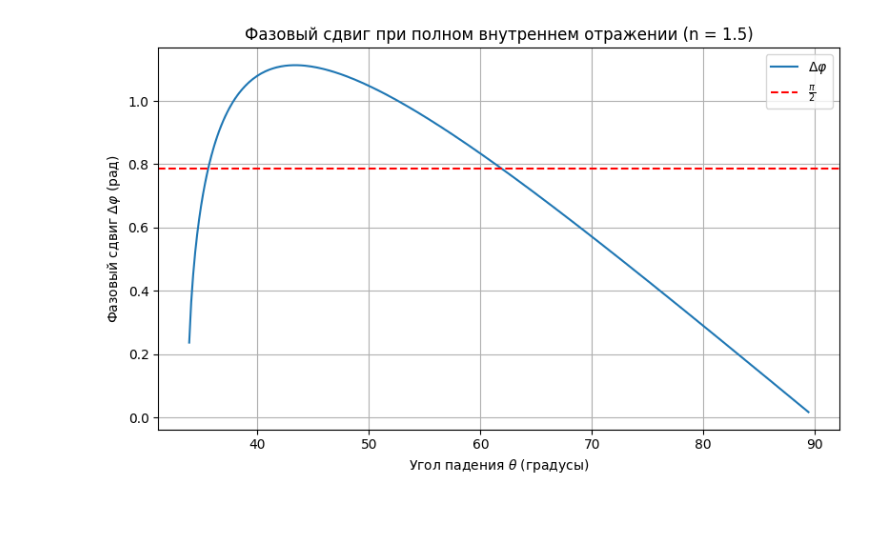
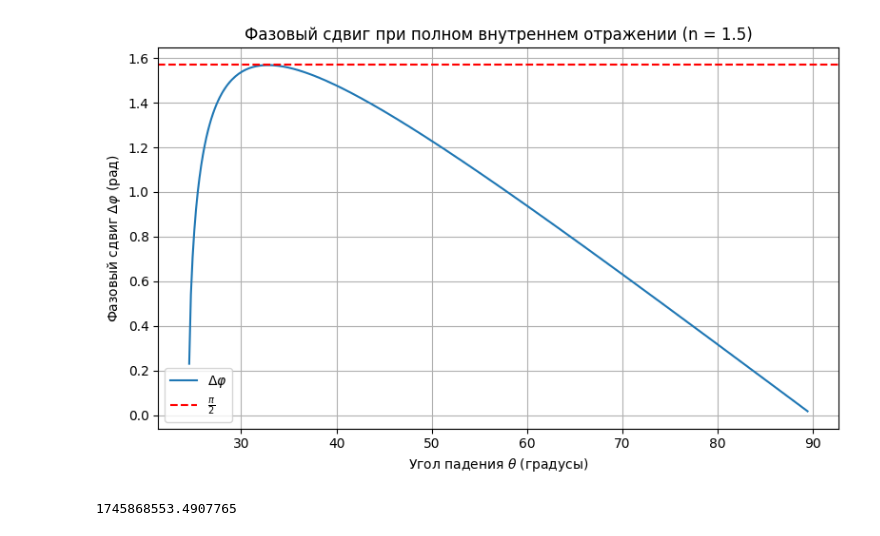
Before and after one commit to RedBrean/term2, a Jupyter notebook: term4/mine/romb.ipynb, the cells around one changed output. Drawn from its saved outputs; the diff is of its cells as text; code cells hidden in the pictures.

```diff
--- a/term4/mine/romb.ipynb
+++ b/term4/mine/romb.ipynb
@@ -13,32 +13,37 @@ def delta_phi(theta, n):
 # %%
 # Углы от критического до 90 градусов
 theta = np.linspace(0, np.pi / 2 - 0.01, 500)
 
 
 # Построение графика
 plt.figure(figsize=(8, 5))
-plt.plot(np.degrees(theta), delta_phi(theta,1.8), label=r'$\Delta \varphi$')
-plt.axhline(np.pi / 4, color='red', linestyle='--', label=r'$\frac{\pi}{2}$')
+plt.plot(np.degrees(theta), delta_phi(theta,2.41), label=r'$\Delta \varphi$')
+plt.axhline(np.pi / 2, color='red', linestyle='--', label=r'$\frac{\pi}{2}$')
 plt.xlabel(r'Угол падения $\theta$ (градусы)')
 plt.ylabel(r'Фазовый сдвиг $\Delta \varphi$ (рад)')
 plt.title('Фазовый сдвиг при полном внутреннем отражении (n = 1.5)')
 plt.grid(True)
 plt.savefig("graph.png", dpi=300)
 plt.legend()
 plt.tight_layout()
 plt.show()
 
 # Define the equation to solve
 def equation_to_solve(theta):
-    return delta_phi(theta, 1.7) - np.pi / 4
+    return delta_phi(theta, 2.41) - np.pi / 4
 
 # Initial guess for theta (in radians)
 initial_guess = np.radians(61)  # 45 degrees
 
 # Solve the equation
 # solution = fsolve(equation_to_solve, initial_guess)
 
 # Print the solution
 # print(f"The solution for delta_phi(theta, {1.7}) = π/4 is theta = {np.degrees(solution[0]):.4f} degrees")
 # %% [output]
-[figure, old version]
+[figure, new version]
+# %%
+import  time
+time.time()
+# %% [output]
+1745868553.4907765
```
Also changed, not shown: 26 other files.
